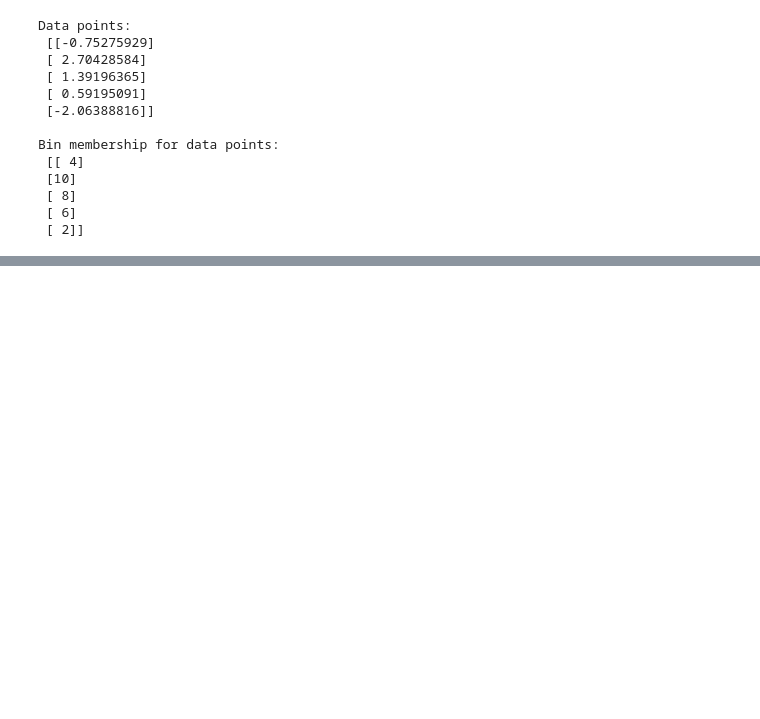
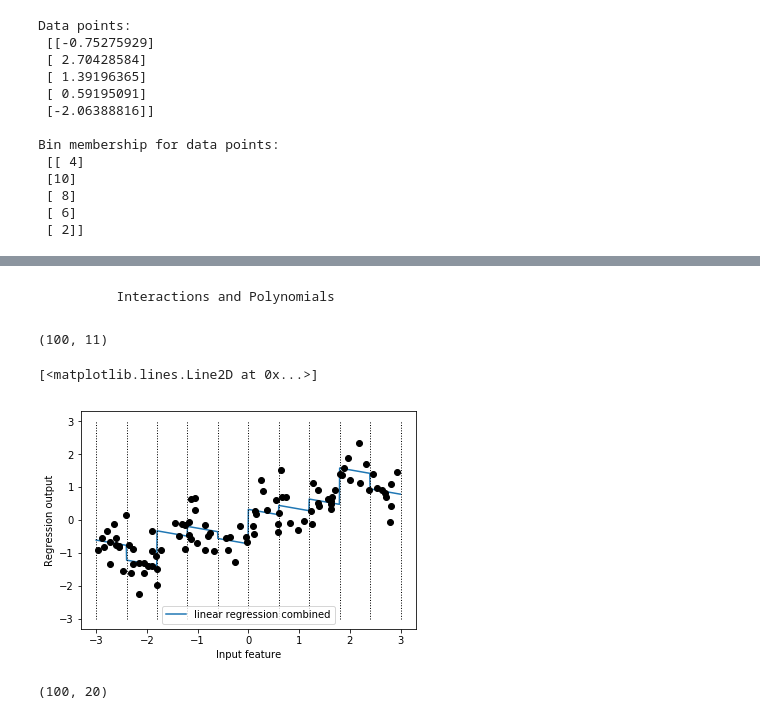
Before and after one commit to AnnYN/classify, a Jupyter notebook: chapter4.ipynb, the cells around one changed output, grey strips where cells are left out. Drawn from its saved outputs; the diff is of its cells as text; code cells hidden in the pictures; blank space fills up the shorter version.

```diff
--- a/chapter4.ipynb
+++ b/chapter4.ipynb
@@ -84,7 +84,8 @@ Bin membership for data points:
 from sklearn.preprocessing import OneHotEncoder
 # transform using the OneHotEncoder
 encoder = OneHotEncoder(sparse=False)
-# encoder.fit finds the unique values that appear in which_bin encoder.fit(which_bin)
+# encoder.fit finds the unique values that appear in which_bin
+encoder.fit(which_bin)
 # transform creates the one-hot encoding
 X_binned = encoder.transform(which_bin)
 print(X_binned[:5])
@@ -103,0 +116,27 @@ plt.xlabel("Input feature")
+# %% [markdown]
+            Interactions and Polynomials
+# %%
+X_combined = np.hstack([X, X_binned])
+print(X_combined.shape)
+# %% [output]
+(100, 11)
+# %%
+reg = LinearRegression().fit(X_combined, y)
+
+line_combined = np.hstack([line, line_binned])
+plt.plot(line, reg.predict(line_combined), label='linear regression combined')
+
+for bin in bins:
+    plt.plot([bin, bin], [-3, 3], ':', c='k', linewidth=1)
+plt.legend(loc="best")
+plt.ylabel("Regression output")
+plt.xlabel("Input feature")
+plt.plot(X[:, 0], y, 'o', c='k')
+# %% [output]
+[<matplotlib.lines.Line2D at 0x...>]
+[figure, added]
+# %%
+X_product = np.hstack([X_binned, X * X_binned])
+print(X_product.shape)
+# %% [output]
+(100, 20)
```
Also changed, not shown: parts of 19 cells of this notebook.
